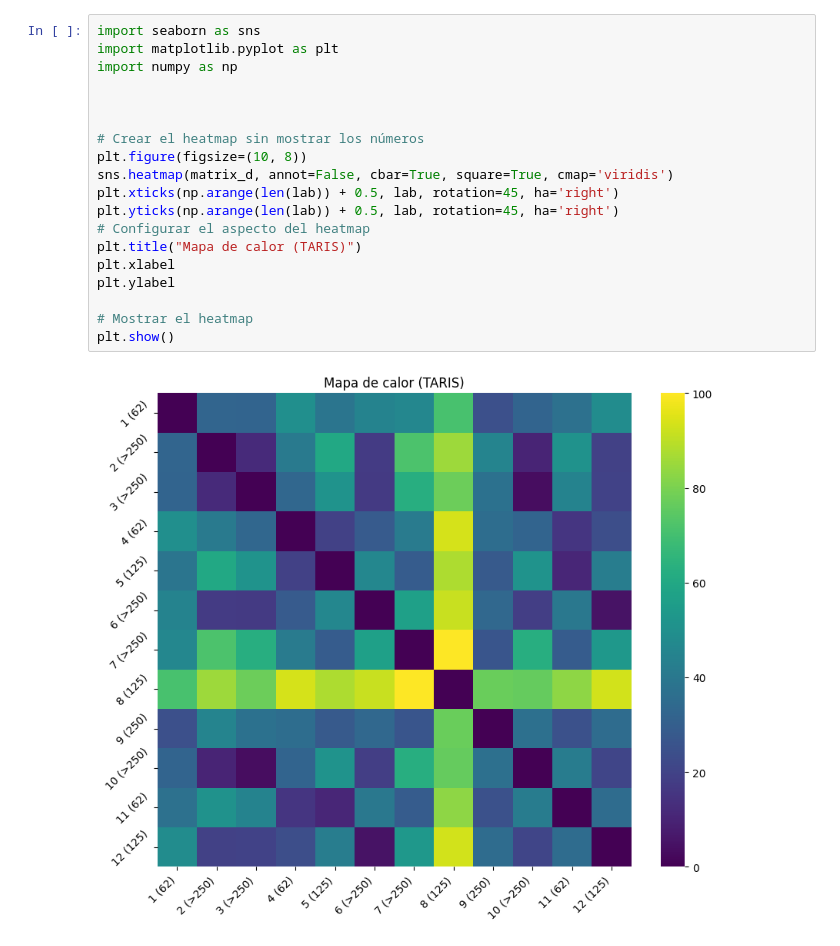
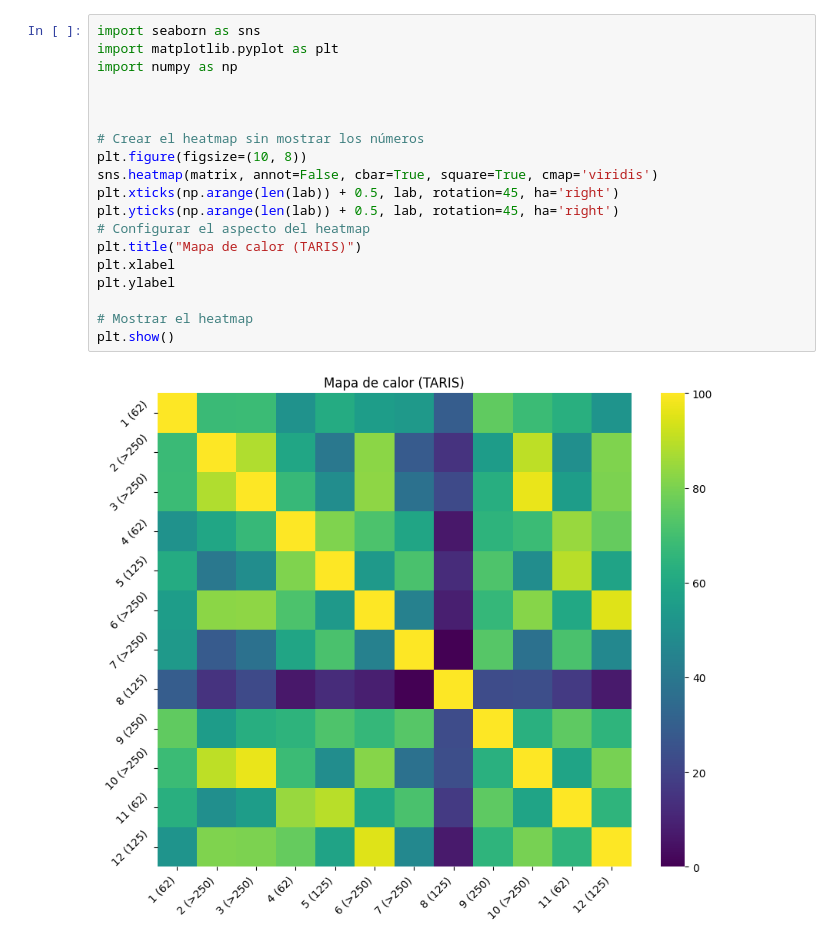
Before and after one commit to jisusP/Art-culo, a Jupyter notebook: TARIS_dendrograma.ipynb, the cells around one changed output. Cells and saved outputs as stored; diff of their text form.

```diff
--- a/TARIS_dendrograma.ipynb
+++ b/TARIS_dendrograma.ipynb
@@ -40,21 +40,21 @@ d = shc.dendrogram(shc.linkage(matrix_d, method = "ward"), labels = lab)
 # %%
 import seaborn as sns
 import matplotlib.pyplot as plt
 import numpy as np
 
 
 
 # Crear el heatmap sin mostrar los números
 plt.figure(figsize=(10, 8))
-sns.heatmap(matrix_d, annot=False, cbar=True, square=True, cmap='viridis')
+sns.heatmap(matrix, annot=False, cbar=True, square=True, cmap='viridis')
 plt.xticks(np.arange(len(lab)) + 0.5, lab, rotation=45, ha='right')
 plt.yticks(np.arange(len(lab)) + 0.5, lab, rotation=45, ha='right')
 # Configurar el aspecto del heatmap
 plt.title("Mapa de calor (TARIS)")
 plt.xlabel
 plt.ylabel
 
 # Mostrar el heatmap
 plt.show()
 # %% [output]
-[figure, old version]
+[figure, new version]
```
Also changed, not shown: parts of 1 cell of this notebook.
